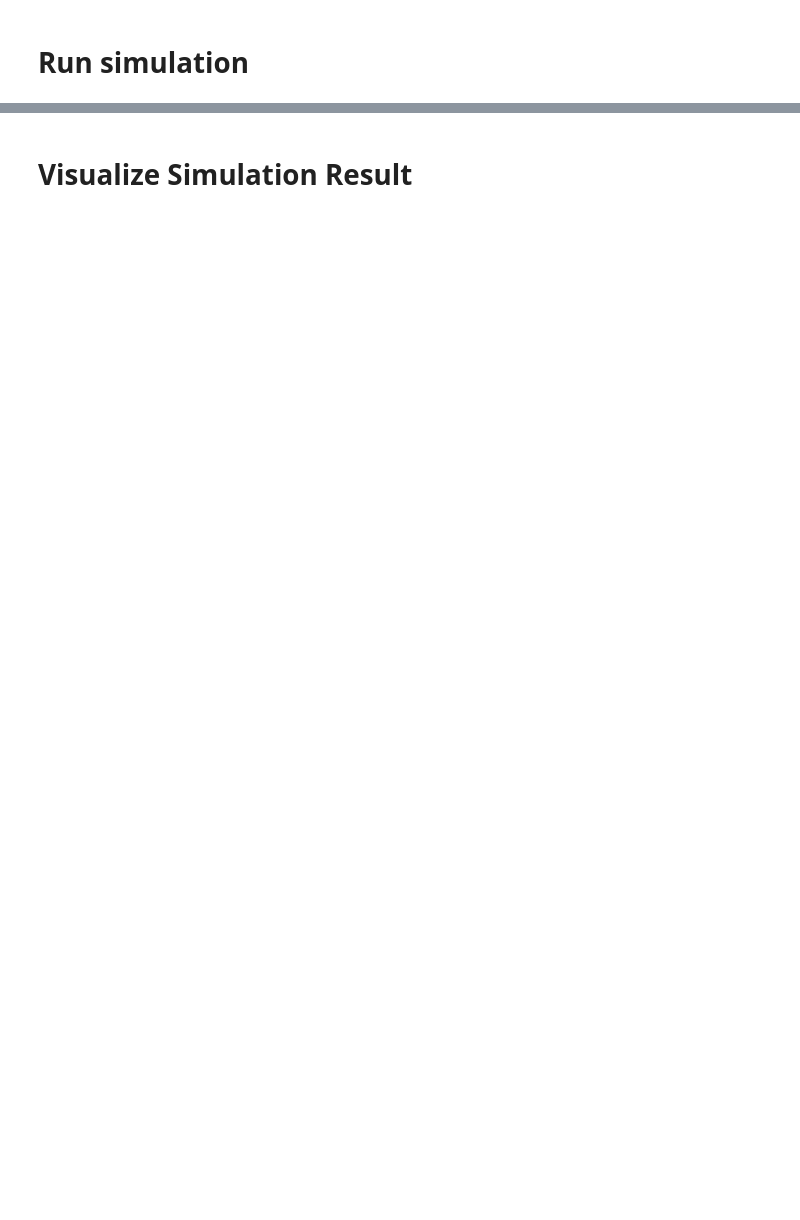
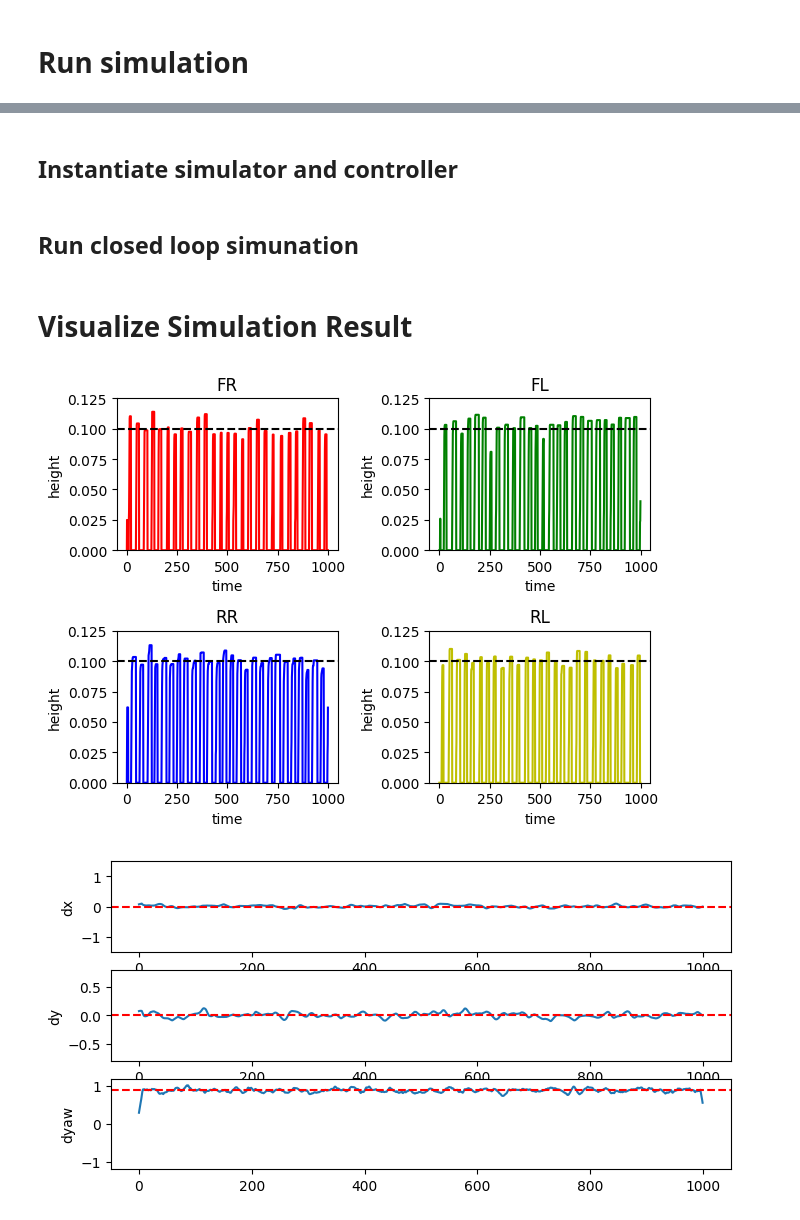
Before and after one commit to shaoanlu/control_system_project_template, a Jupyter notebook: examples/mujoco_Go1/colab_demo.ipynb, the cells around one changed output, grey strips where cells are left out. Cells and saved outputs as stored; diff of their text form; code cells hidden in the pictures; blank space fills up the shorter version.

```diff
--- a/examples/mujoco_Go1/colab_demo.ipynb
+++ b/examples/mujoco_Go1/colab_demo.ipynb
@@ -90,2 +76,4 @@ def sample_pert(rng, env, state):
+# %% [markdown]
+## Instantiate simulator and controller
 # %%
 # instantiate mujoco Env
@@ -99,6 +87,8 @@ factory.register_controller(PPOParams, PPO)
 controller_config = {"npy_path": f"examples/mujoco_Go1/nn_params/{env_name}"}
 ppo_params = PPOParamsBuilder().build(config=controller_config)
 controller = factory.build(params=ppo_params)
+# %% [markdown]
+## Run closed loop simunation
 # %%
 rollout = []
 modify_scene_fns = []
@@ -108,7 +98,7 @@ angvel = []
 
 command = jax.numpy.array([0, 0, 0.9])
 state = env.reset(rng)
-for i in range(env.env_cfg.episode_length):
+for i in tqdm(range(env.env_cfg.episode_length)):
     state.info["command"] = command
     try:
         if state.info["steps_since_last_pert"] < state.info["steps_until_next_pert"]:
@@ -138,31 +128,34 @@ for i, ax in enumerate(axs.flat):
     ax.axhline(env.env_cfg.reward_config.max_foot_height, color="k", linestyle="--")
     ax.set_title(names[i])
     ax.set_xlabel("time")
     ax.set_ylabel("height")
 plt.tight_layout()
 plt.show()
 
 linvel_x = jax.numpy.array(linvel)[:, 0]
 linvel_y = jax.numpy.array(linvel)[:, 1]
 angvel_yaw = jax.numpy.array(angvel)[:, 2]
 
 # Plot whether velocity is within the command range.
 linvel_x = jax.numpy.convolve(linvel_x, jax.numpy.ones(10) / 10, mode="same")
 linvel_y = jax.numpy.convolve(linvel_y, jax.numpy.ones(10) / 10, mode="same")
 angvel_yaw = jax.numpy.convolve(angvel_yaw, jax.numpy.ones(10) / 10, mode="same")
 
-fig, axes = plt.subplots(3, 1, figsize=(10, 10))
+fig, axes = plt.subplots(3, 1, figsize=(8, 4))
 axes[0].plot(linvel_x)
 axes[1].plot(linvel_y)
 axes[2].plot(angvel_yaw)
 
 axes[0].set_ylim(-env.env_cfg.command_config.a[0], env.env_cfg.command_config.a[0])
 axes[1].set_ylim(-env.env_cfg.command_config.a[1], env.env_cfg.command_config.a[1])
 axes[2].set_ylim(-env.env_cfg.command_config.a[2], env.env_cfg.command_config.a[2])
 
 for i, ax in enumerate(axes):
     ax.axhline(state.info["command"][i], color="red", linestyle="--")
 
 labels = ["dx", "dy", "dyaw"]
 for i, ax in enumerate(axes):
     ax.set_ylabel(labels[i])
+# %% [output]
+[figure, added]
+[figure, added]
```
Also changed, not shown: parts of 10 cells of this notebook.
